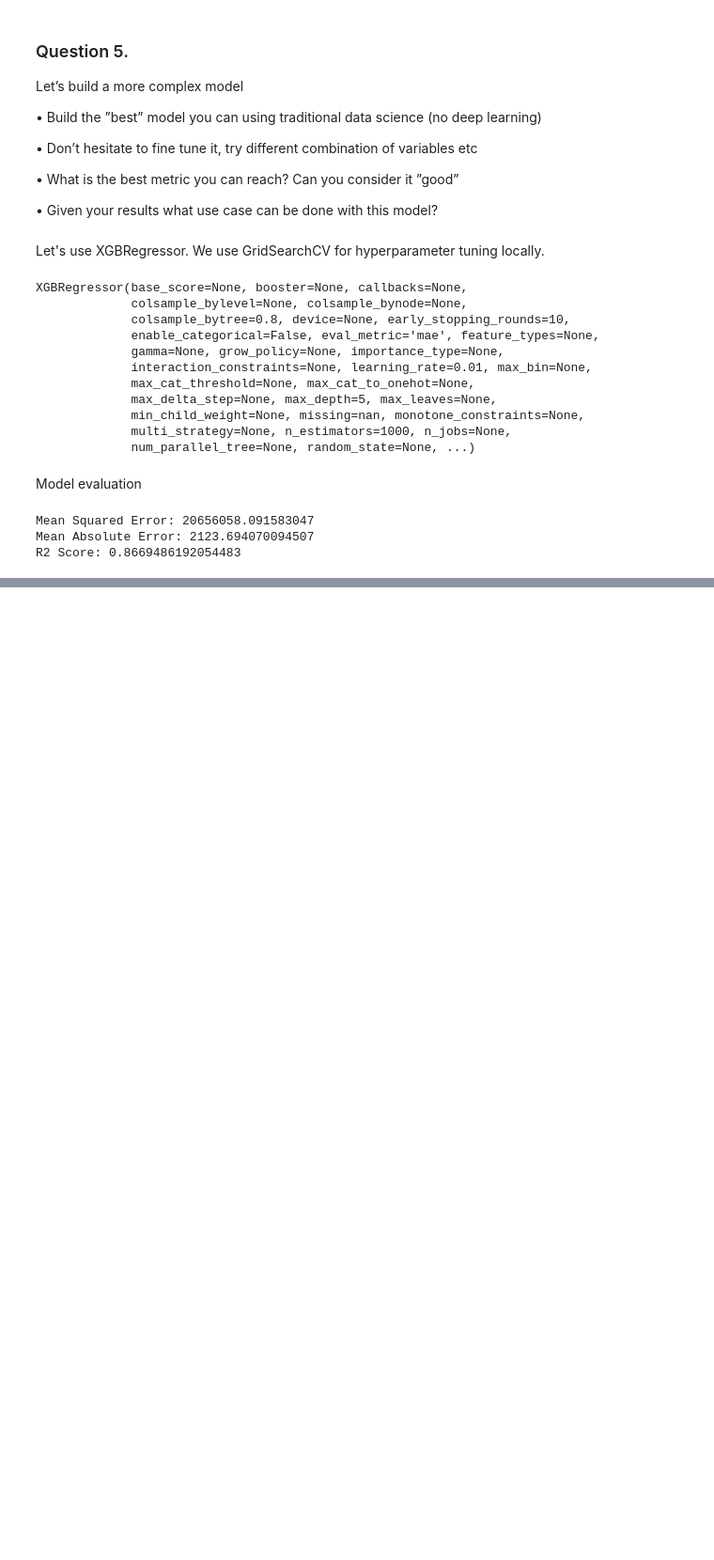
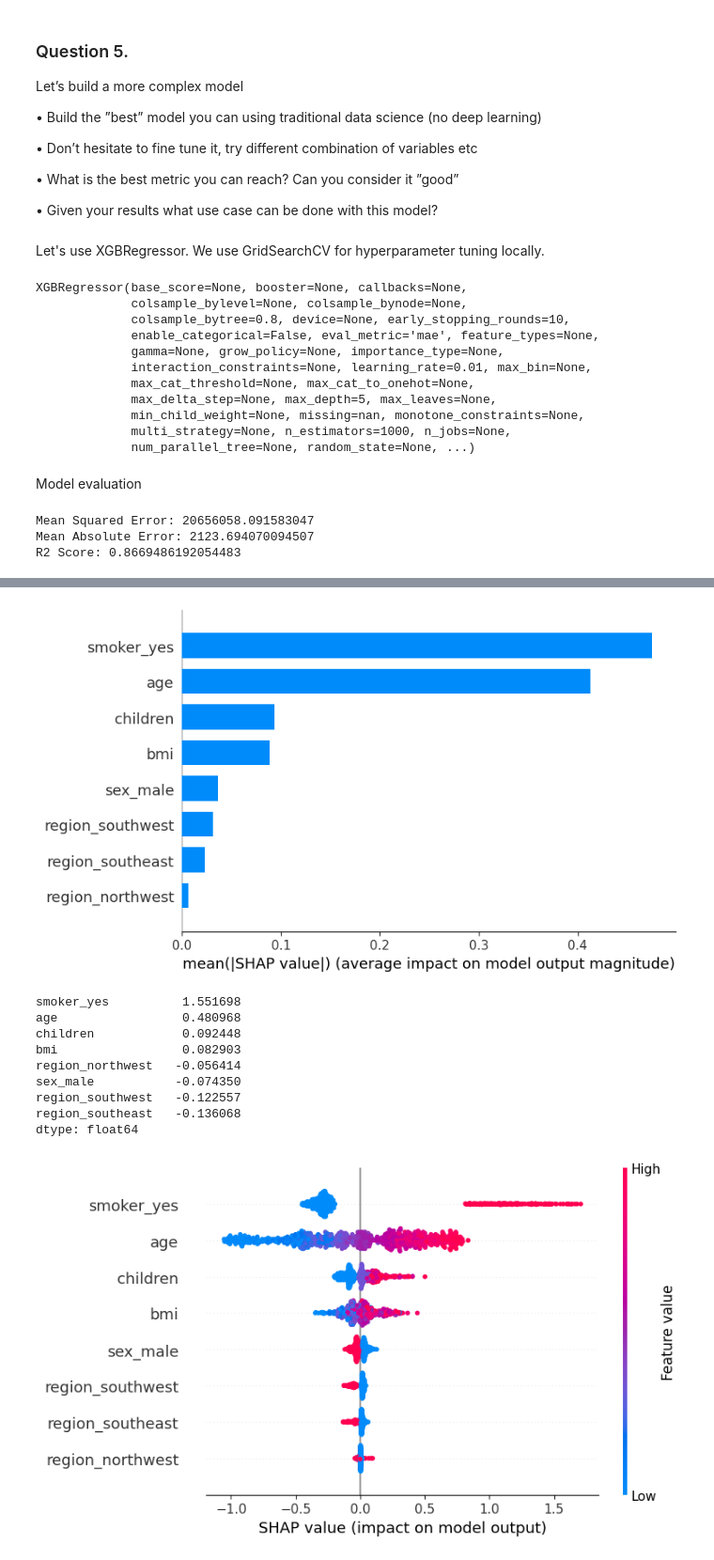
Before and after one commit to louiscockenpot/projet-explainability, a Jupyter notebook: project.ipynb, the cells around one changed output, grey strips where cells are left out. Shown at 94% size. Cells and saved outputs as stored; diff of their text form; code cells hidden in the pictures; blank space fills up the shorter version.

```diff
--- a/project.ipynb
+++ b/project.ipynb
@@ -326,0 +371,37 @@ R2 Score: 0.8669486192054483
+# %%
+import shap
+
+# Create a Tree explainer
+explainer = shap.TreeExplainer(xgb)
+
+# Calculate Shap values
+shap_values = explainer.shap_values(X_train_xgb)
+
+# 1. Force plot
+shap.force_plot(explainer.expected_value, shap_values[0,:], X_train_xgb.iloc[0,:])
+
+# 2. Feature importance
+shap.summary_plot(shap_values, X_train_xgb, plot_type="bar")
+
+# 3. Compare with linear regression
+lr_coefs = pd.Series(model.coef_, index=X_train.columns)
+print(lr_coefs.sort_values(ascending=False))
+
+# 4. Beeswarm plot for the most important variables
+shap.summary_plot(shap_values, X_train_xgb)
+
+# 5. Dependence plots for the most important variables
+for name in X_train_xgb.columns:
+    shap.dependence_plot(name, shap_values, X_train_xgb)
+# %% [output]
+[figure, added]
+smoker_yes          1.551698
+age                 0.480968
+children            0.092448
+bmi                 0.082903
+region_northwest   -0.056414
+sex_male           -0.074350
+region_southwest   -0.122557
+region_southeast   -0.136068
+dtype: float64
+[figure, added]
```
Also changed, not shown: parts of 11 cells of this notebook.
